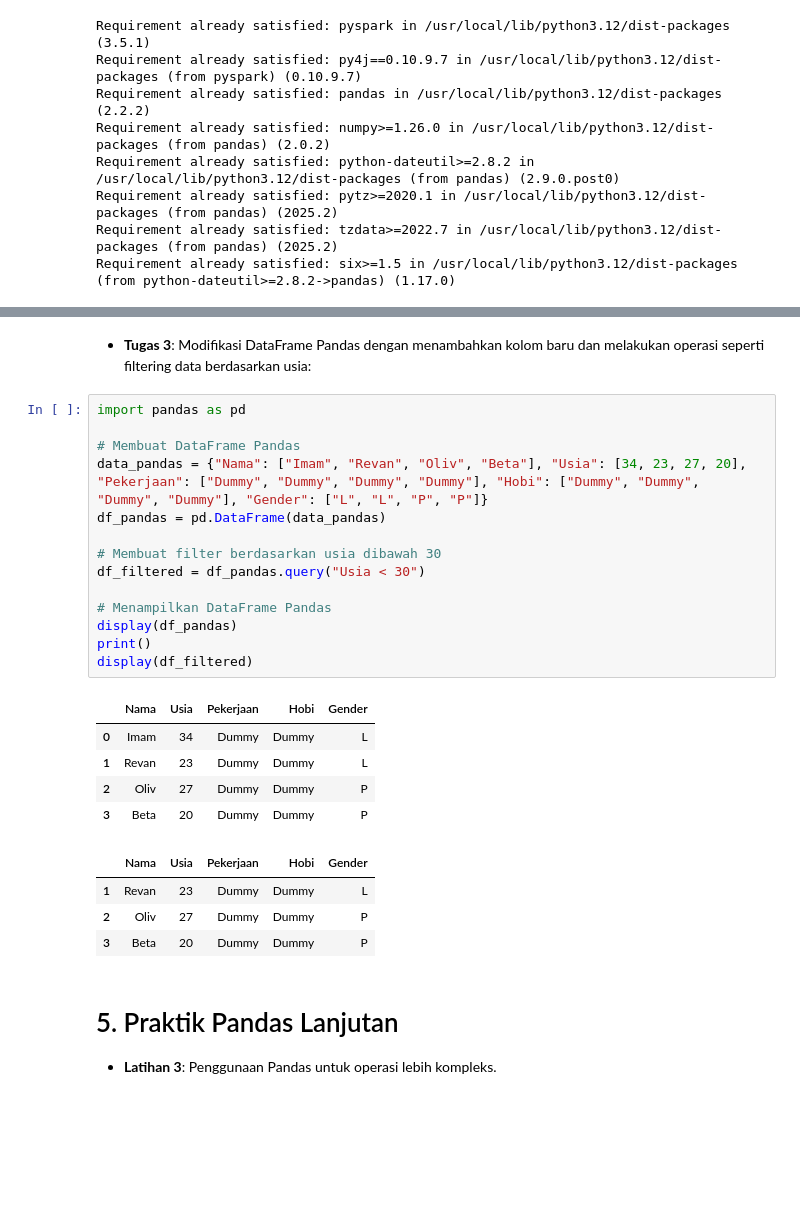
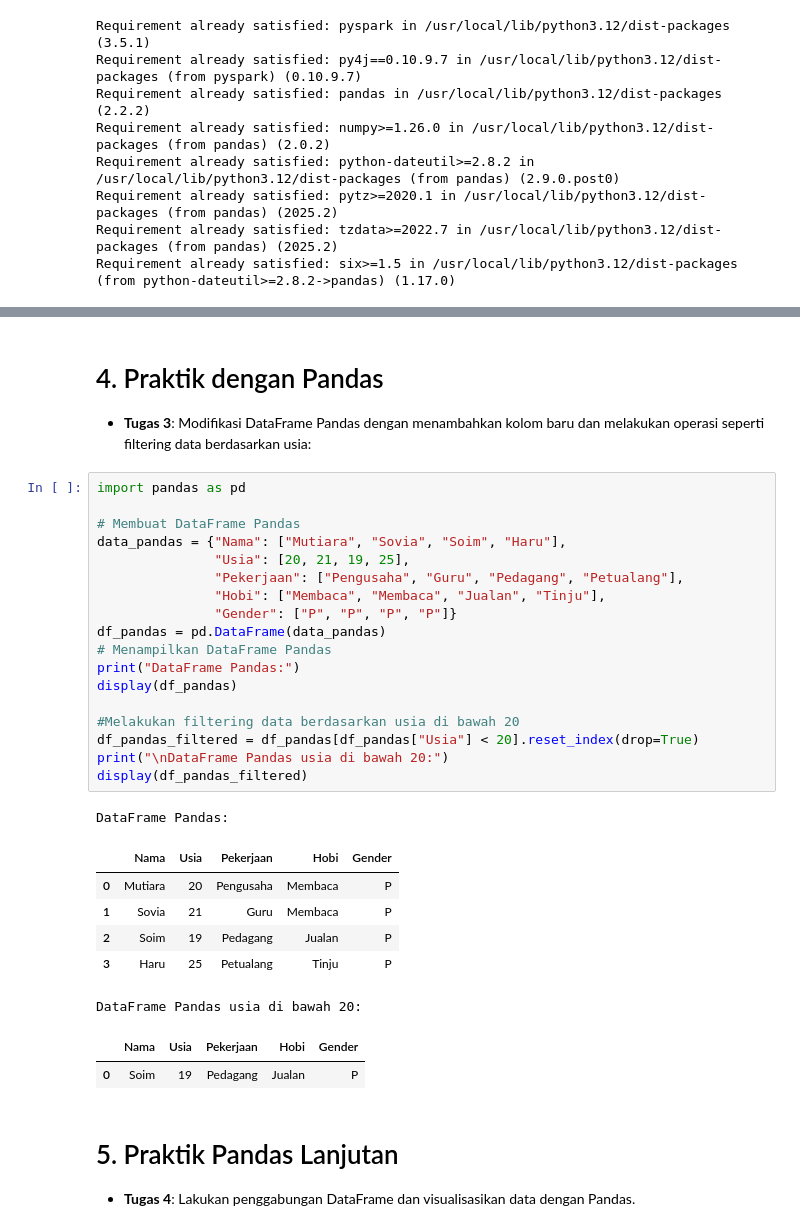
Before and after one commit to yopixell/P.Big-Data, a Jupyter notebook: PBD1_Yofi_Widiyanto_2420506039.ipynb, the cells around one changed output, grey strips where cells are left out. Cells and saved outputs as stored; diff of their text form; blank space fills up the shorter version.

```diff
--- a/PBD1_Yofi_Widiyanto_2420506039.ipynb
+++ b/PBD1_Yofi_Widiyanto_2420506039.ipynb
@@ -174,32 +98,37 @@ df_pandas
 # %% [markdown]
+# 4. Praktik dengan Pandas
 - **Tugas 3**: Modifikasi DataFrame Pandas dengan menambahkan kolom baru dan melakukan operasi seperti filtering data berdasarkan usia:
-# %%
-import pandas as pd
-
-# Membuat DataFrame Pandas
-data_pandas = {"Nama": ["Imam", "Revan", "Oliv", "Beta"], "Usia": [34, 23, 27, 20], "Pekerjaan": ["Dummy", "Dummy", "Dummy", "Dummy"], "Hobi": ["Dummy", "Dummy", "Dummy", "Dummy"], "Gender": ["L", "L", "P", "P"]}
-df_pandas = pd.DataFrame(data_pandas)
-
-# Membuat filter berdasarkan usia dibawah 30
-df_filtered = df_pandas.query("Usia < 30")
-
-# Menampilkan DataFrame Pandas
-display(df_pandas)
-print()
-display(df_filtered)
-# %% [output]
-|  | Nama | Usia | Pekerjaan | Hobi | Gender |
-| 0 | Imam | 34 | Dummy | Dummy | L |
-| 1 | Revan | 23 | Dummy | Dummy | L |
-| 2 | Oliv | 27 | Dummy | Dummy | P |
-| 3 | Beta | 20 | Dummy | Dummy | P |
-|  | Nama | Usia | Pekerjaan | Hobi | Gender |
-| 1 | Revan | 23 | Dummy | Dummy | L |
-| 2 | Oliv | 27 | Dummy | Dummy | P |
-| 3 | Beta | 20 | Dummy | Dummy | P |
-# %% [markdown]
-# 5. Praktik Pandas Lanjutan
-- **Latihan 3**: Penggunaan Pandas untuk operasi lebih kompleks.
+# %%
+import pandas as pd
+
+# Membuat DataFrame Pandas
+data_pandas = {"Nama": ["Mutiara", "Sovia", "Soim", "Haru"],
+               "Usia": [20, 21, 19, 25],
+               "Pekerjaan": ["Pengusaha", "Guru", "Pedagang", "Petualang"],
+               "Hobi": ["Membaca", "Membaca", "Jualan", "Tinju"],
+               "Gender": ["P", "P", "P", "P"]}
+df_pandas = pd.DataFrame(data_pandas)
+# Menampilkan DataFrame Pandas
+print("DataFrame Pandas:")
+display(df_pandas)
+
+#Melakukan filtering data berdasarkan usia di bawah 20
+df_pandas_filtered = df_pandas[df_pandas["Usia"] < 20].reset_index(drop=True)
+print("\nDataFrame Pandas usia di bawah 20:")
+display(df_pandas_filtered)
+# %% [output]
+DataFrame Pandas:
+|  | Nama | Usia | Pekerjaan | Hobi | Gender |
+| 0 | Mutiara | 20 | Pengusaha | Membaca | P |
+| 1 | Sovia | 21 | Guru | Membaca | P |
+| 2 | Soim | 19 | Pedagang | Jualan | P |
+| 3 | Haru | 25 | Petualang | Tinju | P |
+DataFrame Pandas usia di bawah 20:
+|  | Nama | Usia | Pekerjaan | Hobi | Gender |
+| 0 | Soim | 19 | Pedagang | Jualan | P |
+# %% [markdown]
+# 5. Praktik Pandas Lanjutan
+- **Tugas 4**: Lakukan penggabungan DataFrame dan visualisasikan data dengan Pandas.
 # %%
 import pandas as pd
 
```
Also changed, not shown: parts of 27 cells of this notebook.
